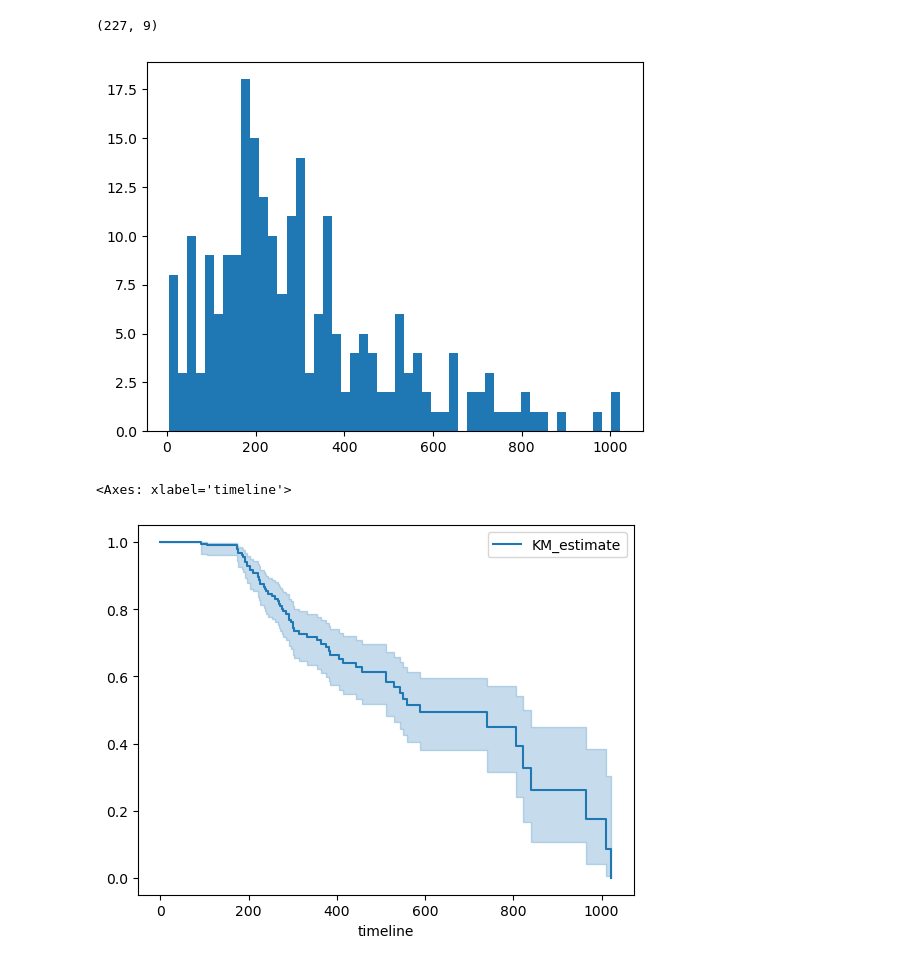
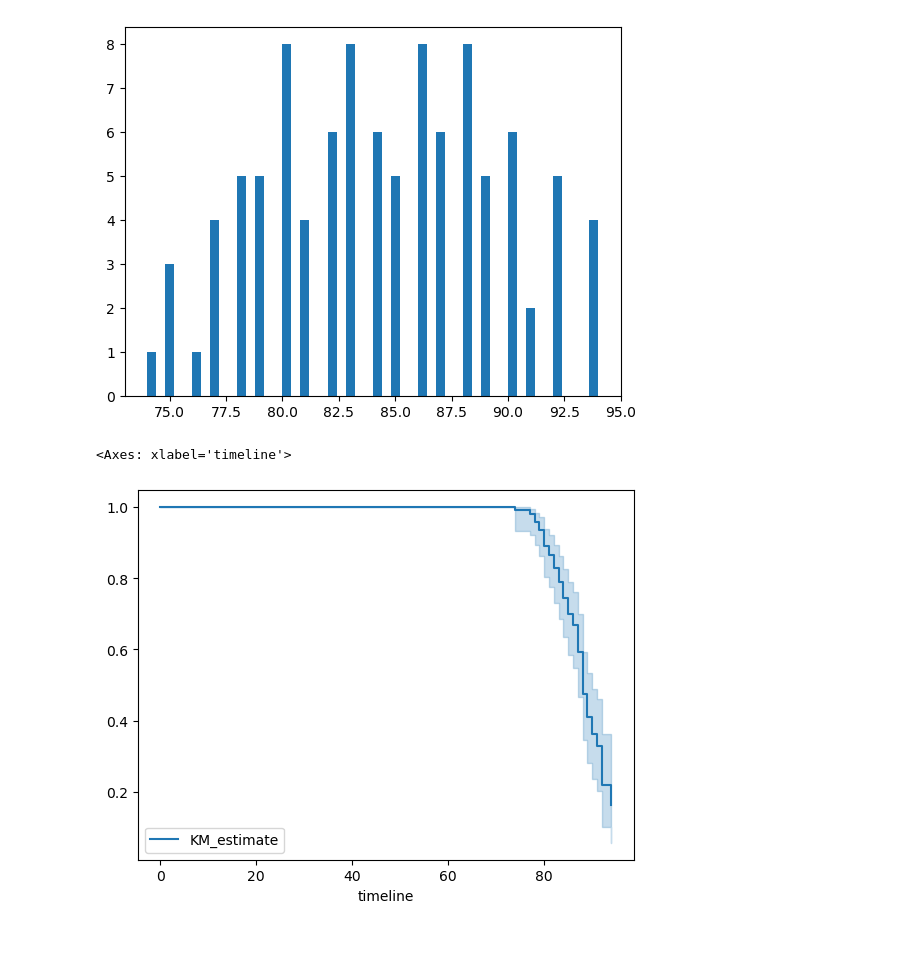
Before and after one commit to Oriantar/IMINDAA, a Jupyter notebook: coxmodel.ipynb, the cells around one changed output. Cells and saved outputs as stored; diff of their text form; code cells hidden in the pictures.

```diff
--- a/coxmodel.ipynb
+++ b/coxmodel.ipynb
@@ -5,5 +6,5 @@ import matplotlib.pyplot as plt
 # %%
-data = pdf.read_csv("./data/test.csv", index_col = 0)
+data = pd.read_csv("./data/testset_set_echte_data1.csv", sep=';', on_bad_lines='skip')
 # %%
 data.head()
 # %% [output]
@@ -17,2 +18,6 @@ data.head()
 # %%
-data.shape
+data['REGDAT'] = pd.to_datetime(data['REGDAT'], dayfirst=True, errors='coerce')
+data['BIRTHDAT'] = pd.to_datetime(data['BIRTHDAT'], dayfirst=True, errors='coerce')
+
+
+data['TIME'] = (data['REGDAT'] - data['BIRTHDAT']).dt.days // 365
@@ -21,5 +23,0 @@ data.shape
-# %%
-data = data[['time', 'status', 'age', 'sex', 'ph.ecog', 'ph.karno','pat.karno', 'meal.cal', 'wt.loss']]
-data["status"] = data["status"] - 1
-data["sex"] = data["sex"] - 1
-data.head()
@@ -60,7 +48,0 @@ dtype: int64
-# %%
-data["ph.karno"].fillna(data["ph.karno"].mean(), inplace = True)
-data["pat.karno"].fillna(data["pat.karno"].mean(), inplace = True)
-data["meal.cal"].fillna(data["meal.cal"].mean(), inplace = True)
-data["wt.loss"].fillna(data["wt.loss"].mean(), inplace = True)
-data.dropna(inplace=True)
-data["ph.ecog"] = data["ph.ecog"].astype("int64")
@@ -80,24 +49,23 @@ dtype: int64
-# %%
-data.shape
-# %% [output]
-(227, 9)
 # %%
-time = "time"
-event = "status"
-method = "sex"
+
+time = "TIME"
+event = "F20CRF"
+method = "chemo"
+method1 = "later"
+method2 = "hormonth"
+method3 = "neoadjther"
 T = data[time]
 E = data[event]
-M = data[method]
 plt.hist(T, bins = 50)
 plt.show()
 # %% [output]
-[figure, old version]
+[figure, new version]
 # %%
 kmf = KaplanMeierFitter()
 kmf.fit(durations = T, event_observed = E)
 kmf.plot_survival_function()
 # %% [output]
 <Axes: xlabel='timeline'>
-[figure, old version]
+[figure, new version]
 # %%
 cph = CoxPHFitter()
```
Also changed, not shown: parts of 10 cells of this notebook, 2 other files.
